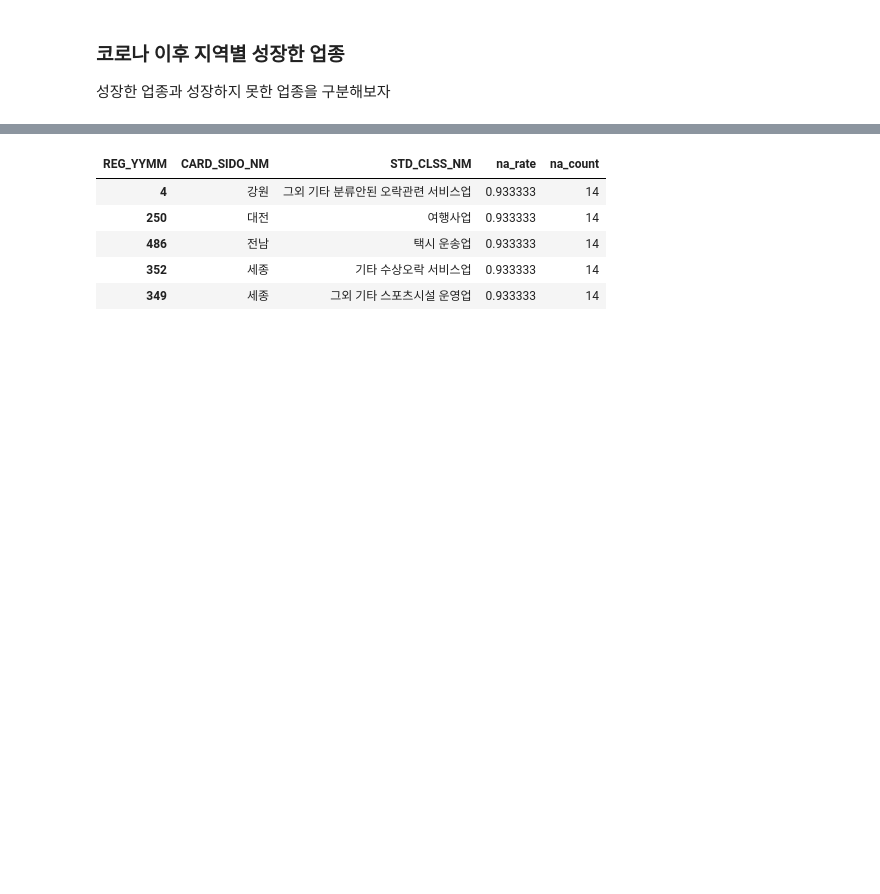
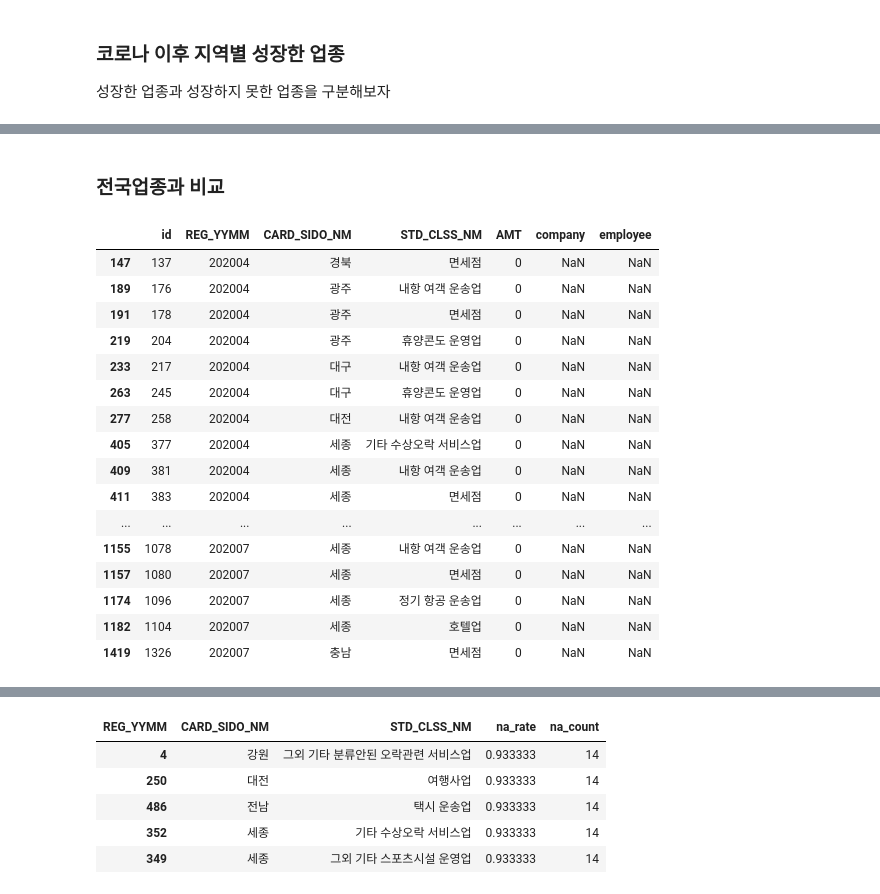
Before and after one commit to starlidust/jeju_creditcard, a Jupyter notebook: EDA_진행중.ipynb, the cells around one changed output, grey strips where cells are left out. Cells and saved outputs as stored; diff of their text form; code cells hidden in the pictures; blank space fills up the shorter version.

```diff
--- a/EDA_진행중.ipynb
+++ b/EDA_진행중.ipynb
@@ -644,0 +650,31 @@ pivoted
+# %% [markdown]
+### 전국업종과 비교
+# %%
+all_jobs_df = pd.read_csv('./data/외부데이터/18 사업체총조사_키워드매칭.csv',encoding = 'cp949')
+all_jobs_df = all_jobs_df[['행정구역별','데이터업종명','사업체수 (개)', '종사자수 (명)']]
+all_jobs_df.columns = ['CARD_SIDO_NM','STD_CLSS_NM', 'company','employee']
+all_jobs_df.employee = all_jobs_df.employee.apply(lambda x : x.replace("X","0")).astype(int)
+all_jobs_df = all_jobs_df.groupby(['CARD_SIDO_NM','STD_CLSS_NM'])[['company','employee']].sum().reset_index()
+# %%
+check_df = pd.merge(submission,all_jobs_df,left_on=['CARD_SIDO_NM','STD_CLSS_NM'],right_on=['CARD_SIDO_NM','STD_CLSS_NM'],how='left')
+# %%
+#세종에는 진짜 호텔이 없다
+check_df[check_df.company.isna()]
+# %% [output]
+|  | id | REG_YYMM | CARD_SIDO_NM | STD_CLSS_NM | AMT | company | employee |
+| 147 | 137 | 202004 | 경북 | 면세점 | 0 | NaN | NaN |
+| 189 | 176 | 202004 | 광주 | 내항 여객 운송업 | 0 | NaN | NaN |
+| 191 | 178 | 202004 | 광주 | 면세점 | 0 | NaN | NaN |
+| 219 | 204 | 202004 | 광주 | 휴양콘도 운영업 | 0 | NaN | NaN |
+| 233 | 217 | 202004 | 대구 | 내항 여객 운송업 | 0 | NaN | NaN |
+| 263 | 245 | 202004 | 대구 | 휴양콘도 운영업 | 0 | NaN | NaN |
+| 277 | 258 | 202004 | 대전 | 내항 여객 운송업 | 0 | NaN | NaN |
+| 405 | 377 | 202004 | 세종 | 기타 수상오락 서비스업 | 0 | NaN | NaN |
+| 409 | 381 | 202004 | 세종 | 내항 여객 운송업 | 0 | NaN | NaN |
+| 411 | 383 | 202004 | 세종 | 면세점 | 0 | NaN | NaN |
+| ... | ... | ... | ... | ... | ... | ... | ... |
+| 1155 | 1078 | 202007 | 세종 | 내항 여객 운송업 | 0 | NaN | NaN |
+| 1157 | 1080 | 202007 | 세종 | 면세점 | 0 | NaN | NaN |
+| 1174 | 1096 | 202007 | 세종 | 정기 항공 운송업 | 0 | NaN | NaN |
+| 1182 | 1104 | 202007 | 세종 | 호텔업 | 0 | NaN | NaN |
+| 1419 | 1326 | 202007 | 충남 | 면세점 | 0 | NaN | NaN |
```
Also changed, not shown: parts of 17 cells of this notebook, 5 other files.
